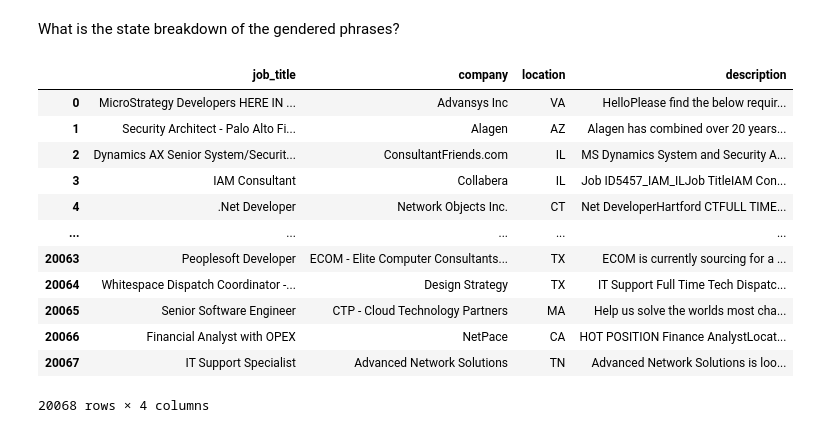
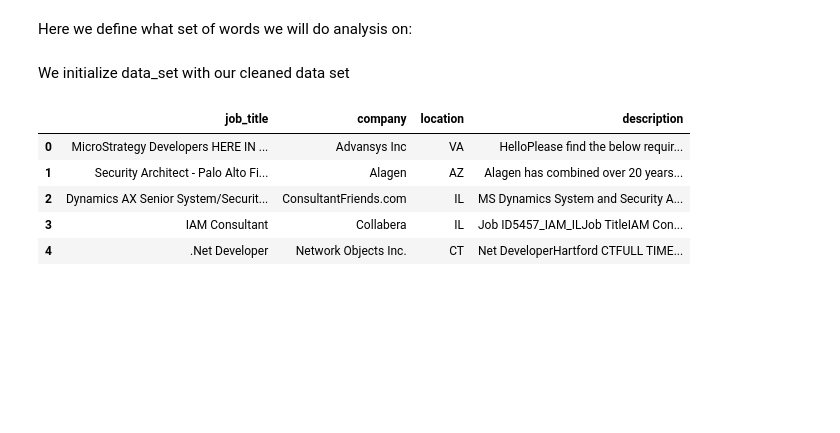
Before and after one commit to Kyle1668/cse184-pronoun-analysis, a Jupyter notebook: analysis/States.ipynb, the cells around one changed output. Cells and saved outputs as stored; diff of their text form; code cells hidden in the pictures; blank space fills up the shorter version.

Commit message:
idk what changed

```diff
--- a/analysis/States.ipynb
+++ b/analysis/States.ipynb
@@ -12,5 +12,5 @@ from nltk.tokenize import word_tokenize
-# %% [markdown]
-What is the state breakdown of the gendered phrases?
+# %% [markdown]
+Here we define what set of words we will do analysis on:
 # %%
 masculine_themed_wording = [
     "competitive",
@@ -87,22 +97,17 @@ inclusive
 yield
 share
 sharin'''.split()
+# %% [markdown]
+We initialize data_set with our cleaned data set
 # %%
 data_set = pd.read_csv("../data/derived_job_data.csv")
 # %%
-data_set
+data_set.head()
 # %% [output]
 |  | job_title | company | location | description |
 | 0 | MicroStrategy Developers HERE IN ... | Advansys Inc | VA | HelloPlease find the below requir... |
 | 1 | Security Architect - Palo Alto Fi... | Alagen | AZ | Alagen has combined over 20 years... |
 | 2 | Dynamics AX Senior System/Securit... | ConsultantFriends.com | IL | MS Dynamics System and Security A... |
 | 3 | IAM Consultant | Collabera | IL | Job ID5457_IAM_ILJob TitleIAM Con... |
 | 4 | .Net Developer | Network Objects Inc. | CT | Net DeveloperHartford CTFULL TIME... |
-| ... | ... | ... | ... | ... |
-| 20063 | Peoplesoft Developer | ECOM - Elite Computer Consultants... | TX | ECOM is currently sourcing for a ... |
-| 20064 | Whitespace Dispatch Coordinator -... | Design Strategy | TX | IT Support Full Time Tech Dispatc... |
-| 20065 | Senior Software Engineer | CTP - Cloud Technology Partners | MA | Help us solve the worlds most cha... |
-| 20066 | Financial Analyst with OPEX | NetPace | CA | HOT POSITION Finance AnalystLocat... |
-| 20067 | IT Support Specialist | Advanced Network Solutions | TN | Advanced Network Solutions is loo... |
-20068 rows × 4 columns
 # %%
```
Also changed, not shown: parts of 23 cells of this notebook.
